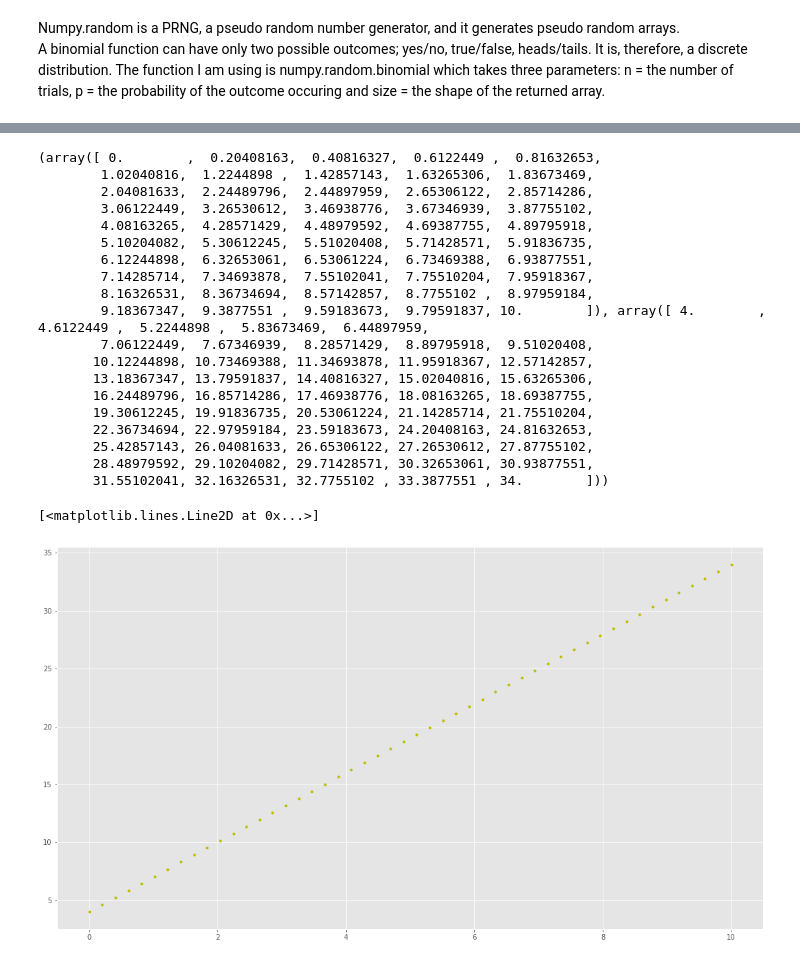
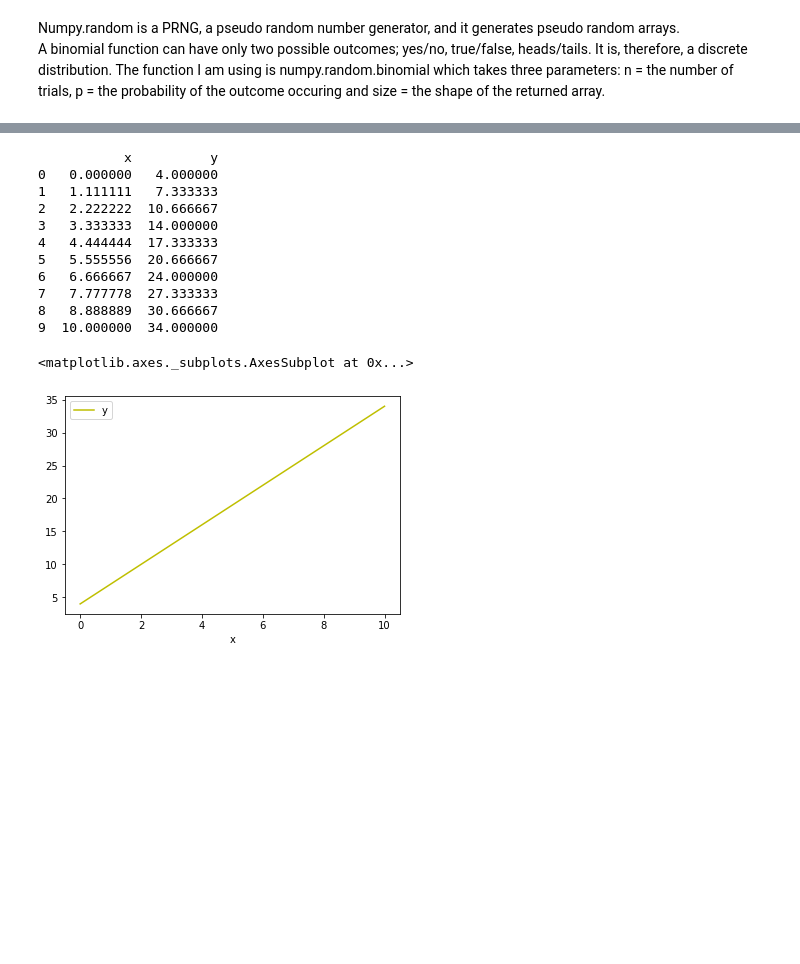
Before and after one commit to mobm65/Fundamentals-of-Data-Analysis, a Jupyter notebook: Assignment1/TASKS.ipynb, the cells around one changed output, grey strips where cells are left out. Cells and saved outputs as stored; diff of their text form; code cells hidden in the pictures; blank space fills up the shorter version.

```diff
--- a/Assignment1/TASKS.ipynb
+++ b/Assignment1/TASKS.ipynb
@@ -329,16 +349,20 @@ plt.plot(x,y, ".",color = "green")
 # %%
 import numpy as np
+import matplotlib.pyplot as plt
+
 # Dataset b
-x2 = np.linspace(0.0, 10, 50)
+x2 = np.linspace(0.0, 10, 10)
 y2 = 2 * x2 + 3
 b = (x2,y2)
-print(b)
+#print(b)
 
-#import seaborn as sns
-#sns.scatterplot(x2,y2)
+b = {
+    'x': x2,
+    'y': y2
+}
 
-import matplotlib.pyplot as plt
-plt.style.use("ggplot")
-plt.rcParams["figure.figsize"] = 18,10
-plt.plot(x2,y2, ".",color = "k")
+dfb = pd.DataFrame(b, columns = ['x', 'y'])
+print(dfb)
+
+dfb.plot(x='x', y='y', color = "k")
 # %% [output]
@@ -366,40 +382,37 @@ plt.plot(x2,y2, ".",color = "k")
 # %%
 # Dataset c
 import numpy as np
-x3 = np.linspace(0.0, 10, 50)
+import matplotlib.pyplot as plt
+
+x3 = np.linspace(0.0, 10, 10)
 y3 = 3 * x3 + 4
 c = (x3,y3)
-print(c)
+#print(c)
 
-#import seaborn as sns
-#sns.scatterplot(x3,y3)
 
-import matplotlib.pyplot as plt
-plt.style.use("ggplot")
-plt.rcParams["figure.figsize"] = 18,10
-plt.plot(x3,y3, ".",color = "y")
+c = {
+    'x': x3,
+    'y': y3
+}
+
+dfc = pd.DataFrame(c, columns = ['x', 'y'])
+print(dfc)
+
+dfc.plot(x='x', y='y', color = "y")
 # %% [output]
-(array([ 0.        ,  0.20408163,  0.40816327,  0.6122449 ,  0.81632653,
-        1.02040816,  1.2244898 ,  1.42857143,  1.63265306,  1.83673469,
-        2.04081633,  2.24489796,  2.44897959,  2.65306122,  2.85714286,
-        3.06122449,  3.26530612,  3.46938776,  3.67346939,  3.87755102,
-        4.08163265,  4.28571429,  4.48979592,  4.69387755,  4.89795918,
-        5.10204082,  5.30612245,  5.51020408,  5.71428571,  5.91836735,
-        6.12244898,  6.32653061,  6.53061224,  6.73469388,  6.93877551,
-        7.14285714,  7.34693878,  7.55102041,  7.75510204,  7.95918367,
-        8.16326531,  8.36734694,  8.57142857,  8.7755102 ,  8.97959184,
-        9.18367347,  9.3877551 ,  9.59183673,  9.79591837, 10.        ]), array([ 4.        ,  4.6122449 ,  5.2244898 ,  5.83673469,  6.44897959,
-        7.06122449,  7.67346939,  8.28571429,  8.89795918,  9.51020408,
-       10.12244898, 10.73469388, 11.34693878, 11.95918367, 12.57142857,
-       13.18367347, 13.79591837, 14.40816327, 15.02040816, 15.63265306,
-       16.24489796, 16.85714286, 17.46938776, 18.08163265, 18.69387755,
-       19.30612245, 19.91836735, 20.53061224, 21.14285714, 21.75510204,
-       22.36734694, 22.97959184, 23.59183673, 24.20408163, 24.81632653,
-       25.42857143, 26.04081633, 26.65306122, 27.26530612, 27.87755102,
-       28.48979592, 29.10204082, 29.71428571, 30.32653061, 30.93877551,
-       31.55102041, 32.16326531, 32.7755102 , 33.3877551 , 34.        ]))
+           x          y
+0   0.000000   4.000000
+1   1.111111   7.333333
+2   2.222222  10.666667
+3   3.333333  14.000000
+4   4.444444  17.333333
+5   5.555556  20.666667
+6   6.666667  24.000000
+7   7.777778  27.333333
+8   8.888889  30.666667
+9  10.000000  34.000000
-[<matplotlib.lines.Line2D at 0x...>]
+<matplotlib.axes._subplots.AxesSubplot at 0x...>
-[figure, old version]
+[figure, new version]
 # %%
 # Dataset d
 import numpy as np
```
Also changed, not shown: parts of 20 cells of this notebook.
